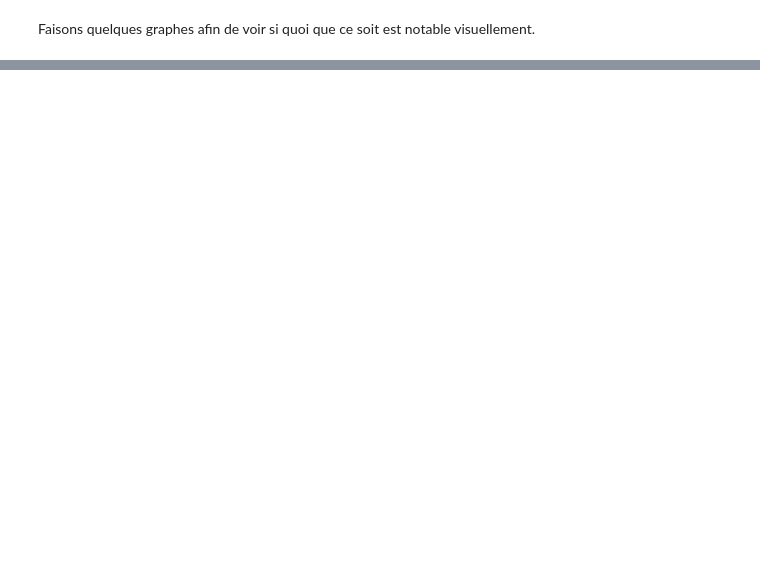
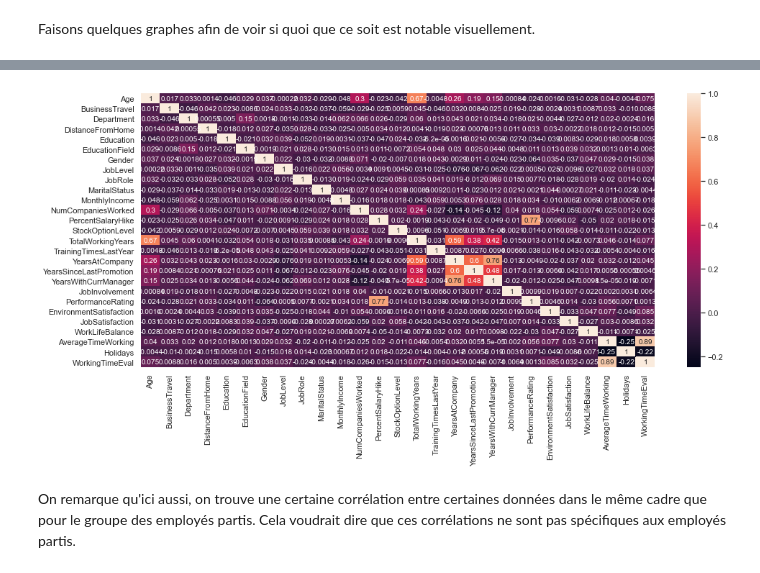
Before and after one commit to doublegui2/projet-ia, a Jupyter notebook: Projet_IA.ipynb, the cells around one changed output, grey strips where cells are left out. Drawn from its saved outputs; the diff is of its cells as text; code cells hidden in the pictures; blank space fills up the shorter version.

```diff
--- a/Projet_IA.ipynb
+++ b/Projet_IA.ipynb
@@ -473,0 +318,4 @@ plt.show()
+# %%
+combinedStay = combined_csv.drop(combined_csv[combined_csv.Attrition == 'Yes'].index).copy()
+combinedStay.reset_index(drop=True, inplace=True)
+combinedStay
@@ -566,0 +445,4 @@ Les départs des Research Scientists représentent à eux 21.9% des départs.
+# %%
+combinedStayNum = combinedStay.copy()
+combinedStayNum.reset_index(drop=True, inplace=True)
+combinedStayNum
@@ -566,0 +463,8 @@ Les départs des Research Scientists représentent à eux 21.9% des départs.
+# %%
+combinedStayNum['Attrition'] = combinedStayNum['Attrition'].map(diAttrition)
+combinedStayNum['BusinessTravel'] = combinedStayNum['BusinessTravel'].map(diBusinessTravel)
+combinedStayNum['Department'] = combinedStayNum['Department'].map(diDepartment)
+combinedStayNum['EducationField'] = combinedStayNum['EducationField'].map(diEducationField)
+combinedStayNum['JobRole'] = combinedStayNum['JobRole'].map(diJobRole)
+combinedStayNum['Gender'] = combinedStayNum['Gender'].map(diGender)
+combinedStayNum['MaritalStatus'] = combinedStayNum['MaritalStatus'].map(diMaritalStatus)
@@ -566,0 +487,11 @@ Les départs des Research Scientists représentent à eux 21.9% des départs.
+# %%
+corr_cols_stay = combinedStayNum.copy()
+corr_cols_stay = corr_cols_stay.drop(columns=['Attrition','StandardHours'])
+corr_stay = corr_cols_stay.corr()
+plt.figure(figsize=(16,7))
+sns.heatmap(corr_stay, annot=True)
+plt.show()
+# %% [output]
+[figure, added]
+# %% [markdown]
+On remarque qu'ici aussi, on trouve une certaine corrélation entre certaines données dans le même cadre que pour le groupe des employés partis. Cela voudrait dire que ces corrélations ne sont pas spécifiques aux employés partis.
```
Also changed, not shown: parts of 137 cells of this notebook.
